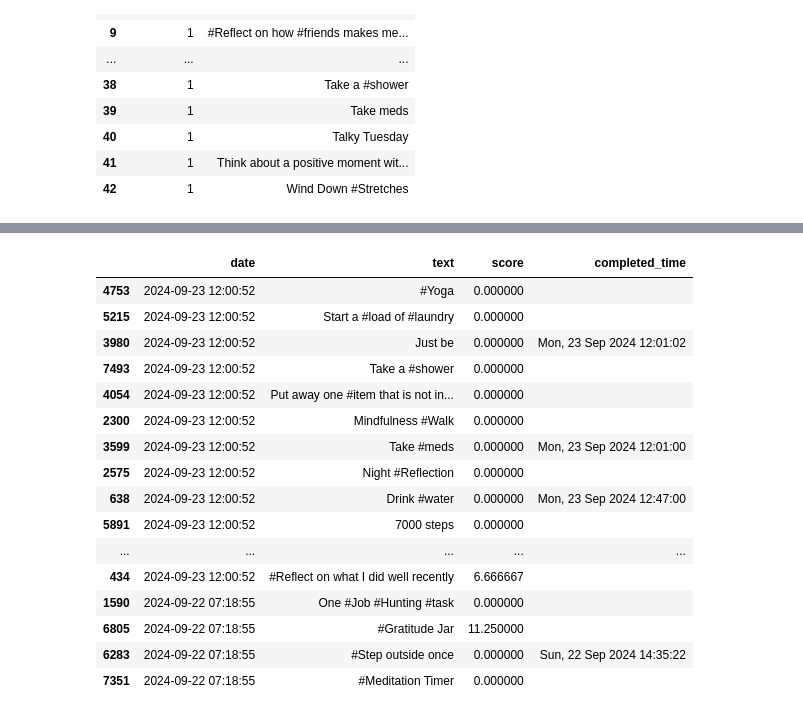
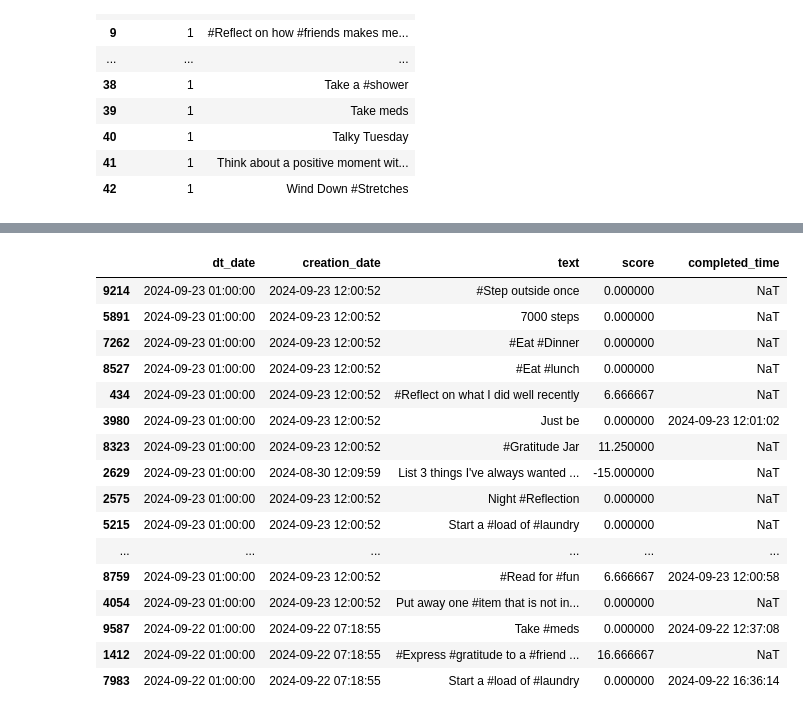
Before and after one commit to kaley-neufeld/Mental-Health-Project, a Jupyter notebook: explanatory variables exploration.ipynb, the cells around one changed output, grey strips where cells are left out. Drawn from its saved outputs; the diff is of its cells as text; code cells hidden in the pictures.

Commit message:
more data exploration

```diff
--- a/explanatory variables exploration.ipynb
+++ b/explanatory variables exploration.ipynb
@@ -3,7 +3,7 @@ import pandas as pd
 # %%
 data_location = 'C:/Users/kaley/OneDrive/Documents/Coding Stuff/Data Science/Mental Health Project/Sample Data/'
 # C:\Users\kaley\OneDrive\Documents\Coding Stuff\Data Science\Mental Health Project\Sample Data\FinchExport_2024-09-23
-variables_data_location = data_location+'FinchExport_2024-09-23/Bullet.json'
+variables_data_location = data_location+'FinchExport_2025-03-01/Bullet.json'
 # %%
 data_series = pd.read_json(variables_data_location, typ='series')
 # %%
@@ -213,7 +265,9 @@ bullets.query("bullet_type == 1 or bullet_type == 4").reset_index().drop_duplica
 | 42 | 1 | Wind Down #Stretches |
 # %%
 goals = data_df.query("bullet_type == 1 or bullet_type == 4")
-goals['date'] = pd.to_datetime(goals.creation_time)
+goals['creation_date'] = pd.to_datetime(goals.creation_time)
+goals['dt_date'] = pd.to_datetime(goals.dt)
+goals['completed_time'] = pd.to_datetime(goals.completed_time)
 # %% [output]
 A value is trying to be set on a copy of a slice from a DataFrame.
 Try using .loc[row_indexer,col_indexer] = value instead
@@ -265,22 +329,22 @@ goals[['date','text','is_completed','completed_time']].sort_values('date',ascend
 # %%
-goals[['date','text','score','completed_time']].sort_values('date',ascending=False).head(25)
+goals[['dt_date','creation_date','text','score','completed_time']].sort_values('dt_date',ascending=False).head(25)
 # unfortuanately completed_time is also inaccurate compared to checking in my app
 # %% [output]
-|  | date | text | score | completed_time |
-| 4753 | 2024-09-23 12:00:52 | #Yoga | 0.000000 |  |
-| 5215 | 2024-09-23 12:00:52 | Start a #load of #laundry | 0.000000 |  |
-| 3980 | 2024-09-23 12:00:52 | Just be | 0.000000 | Mon, 23 Sep 2024 12:01:02 |
-| 7493 | 2024-09-23 12:00:52 | Take a #shower | 0.000000 |  |
-| 4054 | 2024-09-23 12:00:52 | Put away one #item that is not in... | 0.000000 |  |
-| 2300 | 2024-09-23 12:00:52 | Mindfulness #Walk | 0.000000 |  |
-| 3599 | 2024-09-23 12:00:52 | Take #meds | 0.000000 | Mon, 23 Sep 2024 12:01:00 |
-| 2575 | 2024-09-23 12:00:52 | Night #Reflection | 0.000000 |  |
-| 638 | 2024-09-23 12:00:52 | Drink #water | 0.000000 | Mon, 23 Sep 2024 12:47:00 |
-| 5891 | 2024-09-23 12:00:52 | 7000 steps | 0.000000 |  |
-| ... | ... | ... | ... | ... |
-| 434 | 2024-09-23 12:00:52 | #Reflect on what I did well recently | 6.666667 |  |
-| 1590 | 2024-09-22 07:18:55 | One #Job #Hunting #task | 0.000000 |  |
-| 6805 | 2024-09-22 07:18:55 | #Gratitude Jar | 11.250000 |  |
-| 6283 | 2024-09-22 07:18:55 | #Step outside once | 0.000000 | Sun, 22 Sep 2024 14:35:22 |
-| 7351 | 2024-09-22 07:18:55 | #Meditation Timer | 0.000000 |  |
+|  | dt_date | creation_date | text | score | completed_time |
+| 9214 | 2024-09-23 01:00:00 | 2024-09-23 12:00:52 | #Step outside once | 0.000000 | NaT |
+| 5891 | 2024-09-23 01:00:00 | 2024-09-23 12:00:52 | 7000 steps | 0.000000 | NaT |
+| 7262 | 2024-09-23 01:00:00 | 2024-09-23 12:00:52 | #Eat #Dinner | 0.000000 | NaT |
+| 8527 | 2024-09-23 01:00:00 | 2024-09-23 12:00:52 | #Eat #lunch | 0.000000 | NaT |
+| 434 | 2024-09-23 01:00:00 | 2024-09-23 12:00:52 | #Reflect on what I did well recently | 6.666667 | NaT |
+| 3980 | 2024-09-23 01:00:00 | 2024-09-23 12:00:52 | Just be | 0.000000 | 2024-09-23 12:01:02 |
+| 8323 | 2024-09-23 01:00:00 | 2024-09-23 12:00:52 | #Gratitude Jar | 11.250000 | NaT |
+| 2629 | 2024-09-23 01:00:00 | 2024-08-30 12:09:59 | List 3 things I've always wanted ... | -15.000000 | NaT |
+| 2575 | 2024-09-23 01:00:00 | 2024-09-23 12:00:52 | Night #Reflection | 0.000000 | NaT |
+| 5215 | 2024-09-23 01:00:00 | 2024-09-23 12:00:52 | Start a #load of #laundry | 0.000000 | NaT |
+| ... | ... | ... | ... | ... | ... |
+| 8759 | 2024-09-23 01:00:00 | 2024-09-23 12:00:52 | #Read for #fun | 6.666667 | 2024-09-23 12:00:58 |
+| 4054 | 2024-09-23 01:00:00 | 2024-09-23 12:00:52 | Put away one #item that is not in... | 0.000000 | NaT |
+| 9587 | 2024-09-22 01:00:00 | 2024-09-22 07:18:55 | Take #meds | 0.000000 | 2024-09-22 12:37:08 |
+| 1412 | 2024-09-22 01:00:00 | 2024-09-22 07:18:55 | #Express #gratitude to a #friend ... | 16.666667 | NaT |
+| 7983 | 2024-09-22 01:00:00 | 2024-09-22 07:18:55 | Start a #load of #laundry | 0.000000 | 2024-09-22 16:36:14 |
 # %%
```
Also changed, not shown: parts of 13 cells of this notebook.
